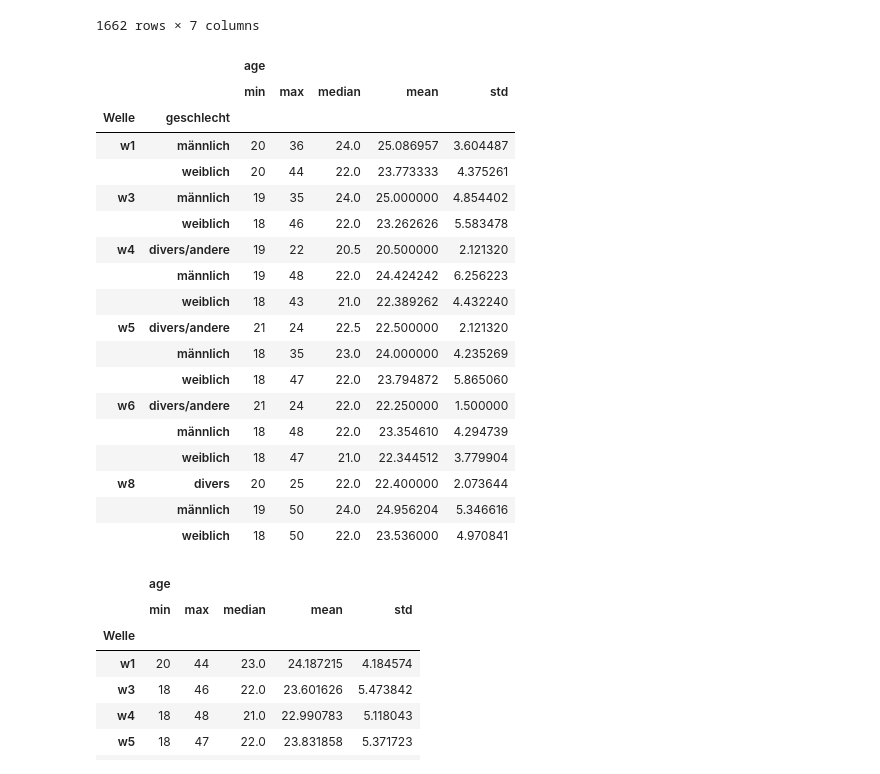
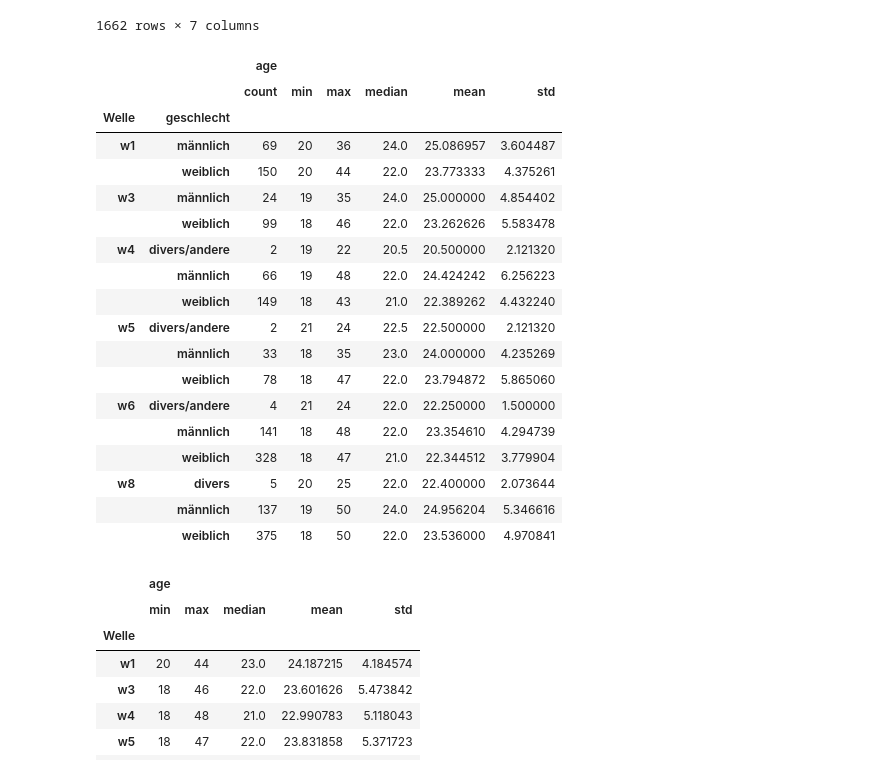
Before and after one commit to annaromankiewicz/masterarbeit, a Jupyter notebook: Analysis.ipynb, the cells around one changed output. Drawn from its saved outputs; the diff is of its cells as text; code cells hidden in the pictures.

```diff
--- a/Analysis.ipynb
+++ b/Analysis.ipynb
@@ -209,3 +225,10 @@ w8_ = w8_.astype({"age": int})
+# %%
+w1_.loc[:,['F_01', 'F_03', 'F_04', 'F_09', 'F_11']] = w1_.loc[:,['F_01', 'F_03', 'F_04', 'F_09', 'F_11']].replace({"trifft gar nicht zu": 1, "trifft voll zu": 4})
+w3_.loc[:,['F_01', 'F_03', 'F_04', 'F_09', 'F_11']] = w3_.loc[:,['F_01', 'F_03', 'F_04', 'F_09', 'F_11']].replace({"trifft gar nicht zu": 1, "trifft voll zu": 4})
+w4_.loc[:,['F_01', 'F_03', 'F_04', 'F_09', 'F_11']] = w4_.loc[:,['F_01', 'F_03', 'F_04', 'F_09', 'F_11']].replace({"trifft gar nicht zu": 1, "trifft voll zu": 4})
+w5_.loc[:,['F_01', 'F_03', 'F_04', 'F_09', 'F_11']] = w5_.loc[:,['F_01', 'F_03', 'F_04', 'F_09', 'F_11']].replace({"trifft gar nicht zu": 1, "trifft voll und ganz zu": 6})
+w6_.loc[:,['F_01', 'F_03', 'F_04', 'F_09', 'F_11']] = w6_.loc[:,['F_01', 'F_03', 'F_04', 'F_09', 'F_11']].replace({"trifft gar nicht zu": 1, "trifft voll und ganz zu": 6})
+w8_.loc[:,['F_01', 'F_03', 'F_04', 'F_09', 'F_11']] = w8_.loc[:,['F_01', 'F_03', 'F_04', 'F_09', 'F_11']].replace({"trifft gar nicht zu": 1, "trifft voll und ganz zu": 6})
 # %%
 w3_.replace({"trifft gar nicht zu": 1, "trifft voll zu": 4}, inplace=True)
 w4_.replace({"trifft gar nicht zu": 1, "trifft voll zu": 4}, inplace=True)
@@ -213,11 +236,12 @@ w5_.replace({"trifft gar nicht zu": 1, "trifft voll zu": 6}, inplace=True)
 w6_.replace({"trifft gar nicht zu": 1, "trifft voll zu": 6}, inplace=True)
 w8_.replace({"trifft gar nicht zu": 1, "trifft voll zu": 6}, inplace=True)
 # %%
-w3_ = w3_.astype({'KO01_01': 'float16', 'KO01_02': 'float16', 'KO01_03': 'float16', 'KO01_04': 'float16', 'KO01_05': 'float16'})
-w4_ = w4_.astype({'KO01_01': 'float16', 'KO01_02': 'float16', 'KO01_03': 'float16', 'KO01_04': 'float16', 'KO01_05': 'float16'})
-w5_ = w5_.astype({'KO01_01': 'float16', 'KO01_02': 'float16', 'KO01_03': 'float16', 'KO01_04': 'float16', 'KO01_05': 'float16'})
-w6_ = w6_.astype({'KO01_01': 'float16', 'KO01_02': 'float16', 'KO01_03': 'float16', 'KO01_04': 'float16', 'KO01_05': 'float16'})
-w8_ = w8_.astype({'SW01_01': 'float16', 'SW01_02': 'float16', 'SW01_03': 'float16', 'SW01_04': 'float16', 'SW01_05': 'float16'})
+w1_ = w1_.astype({'F_01' : 'float16', 'F_03' : 'float16', 'F_04': 'float16', 'F_09': 'float16', 'F_11': 'float16'})
+w3_ = w3_.astype({'KO01_01': 'float16', 'KO01_02': 'float16', 'KO01_03': 'float16', 'KO01_04': 'float16', 'KO01_05': 'float16', 'F_01' : 'float16', 'F_03' : 'float16', 'F_04': 'float16', 'F_09': 'float16', 'F_11': 'float16'})
+w4_ = w4_.astype({'KO01_01': 'float16', 'KO01_02': 'float16', 'KO01_03': 'float16', 'KO01_04': 'float16', 'KO01_05': 'float16', 'F_01' : 'float16', 'F_03' : 'float16', 'F_04': 'float16', 'F_09': 'float16', 'F_11': 'float16'})
+w5_ = w5_.astype({'KO01_01': 'float16', 'KO01_02': 'float16', 'KO01_03': 'float16', 'KO01_04': 'float16', 'KO01_05': 'float16', 'F_01' : 'float16', 'F_03' : 'float16', 'F_04': 'float16', 'F_09': 'float16', 'F_11': 'float16'})
+w6_ = w6_.astype({'KO01_01': 'float16', 'KO01_02': 'float16', 'KO01_03': 'float16', 'KO01_04': 'float16', 'KO01_05': 'float16', 'F_01' : 'float16', 'F_03' : 'float16', 'F_04': 'float16', 'F_09': 'float16', 'F_11': 'float16'})
+w8_ = w8_.astype({'SW01_01': 'float16', 'SW01_02': 'float16', 'SW01_03': 'float16', 'SW01_04': 'float16', 'SW01_05': 'float16', 'F_01' : 'float16', 'F_03' : 'float16', 'F_04': 'float16', 'F_09': 'float16', 'F_11': 'float16'})
 # %% [markdown]
 Check SWE values in each question
 # %% [markdown]
@@ -238,14 +262,31 @@ w5_['SWE'] = w5_[['KO01_01','KO01_04','KO01_05']].mean(axis=1)
 w6_['SWE'] = w6_[['KO01_01','KO01_02','KO01_03', 'KO01_04','KO01_05']].mean(axis=1)
 w8_['SWE'] = w8_[['SW01_01','SW01_02','SW01_03', 'SW01_04','SW01_05']].mean(axis=1)
 
+w1_['F_mean'] = w1_[['F_01', 'F_03', 'F_04', 'F_09', 'F_11']].mean(axis=1)
+w3_['F_mean'] = w3_[['F_01', 'F_03', 'F_04', 'F_09', 'F_11']].mean(axis=1)
+w4_['F_mean'] = w4_[['F_01', 'F_03', 'F_04', 'F_09', 'F_11']].mean(axis=1)
+w5_['F_mean'] = w5_[['F_01', 'F_03', 'F_04', 'F_09', 'F_11']].mean(axis=1)
+w6_['F_mean'] = w6_[['F_01', 'F_03', 'F_04', 'F_09', 'F_11']].mean(axis=1)
+w8_['F_mean'] = w8_[['F_01', 'F_03', 'F_04', 'F_09', 'F_11']].mean(axis=1)
 
-w1_['SWE_norm'] = w1_['SWE']/4 * 6
-w3_['SWE_norm'] = w3_['SWE']/4 * 6
-w4_['SWE_norm'] = w4_['SWE']/4 * 6
+
+
+
+w1_['SWE_norm'] = ((w1_['SWE'] - 1) * ((6-1) / (4-1))) + 1
+w3_['SWE_norm'] = ((w3_['SWE'] - 1) * ((6-1) / (4-1))) + 1
+w4_['SWE_norm'] = ((w4_['SWE'] - 1) * ((6-1) / (4-1))) + 1
 
 w5_['SWE_norm'] = w5_['SWE']
 w6_['SWE_norm'] = w6_['SWE']
 w8_['SWE_norm'] = w8_['SWE']
+
+w1_['F_norm'] = ((w1_['F_mean'] - 1) * ((6-1) / (4-1))) + 1
+w3_['F_norm'] = ((w3_['F_mean'] - 1) * ((6-1) / (4-1))) + 1
+w4_['F_norm'] = ((w4_['F_mean'] - 1) * ((6-1) / (4-1))) + 1
+
+w5_['F_norm'] = w5_['F_mean']
+w6_['F_norm'] = w6_['F_mean']
+w8_['F_norm'] = w8_['F_mean']
 # %% [markdown]
 **Define Semester**
 # %%
@@ -313,7 +354,7 @@ w3_
 #### Groups by praktikum
 # %%
 from collections import defaultdict
-selected_columns = ['Welle','Praktikum','SWE','SWE_norm','Semester','geschlecht','age']
+selected_columns = ['Welle','Praktikum','F_01','F_03','F_04','F_09','F_11','F_norm','SWE_norm','Semester','geschlecht','age']
 wellen = [
     w1_[selected_columns].values,
     w3_[selected_columns].values,
@@ -423,27 +492,27 @@ all_wellen
 | 579 | w8 | EP B | 5.199219 | 5.199219 | 1 | weiblich | 20 |
 1662 rows × 7 columns
 # %%
-all_wellen[['Welle','geschlecht','age']].groupby(by=["Welle","geschlecht"]).agg(['min', 'max','median','mean','std'])
+all_wellen[['Welle','geschlecht','age']].groupby(by=["Welle","geschlecht"]).agg(['count','min', 'max','median','mean','std'])
 # %% [output]
-|  |  | age |  |  |  |  |
-|  |  | min | max | median | mean | std |
-| Welle | geschlecht |  |  |  |  |  |
-| w1 | männlich | 20 | 36 | 24.0 | 25.086957 | 3.604487 |
-|  | weiblich | 20 | 44 | 22.0 | 23.773333 | 4.375261 |
-| w3 | männlich | 19 | 35 | 24.0 | 25.000000 | 4.854402 |
-|  | weiblich | 18 | 46 | 22.0 | 23.262626 | 5.583478 |
-| w4 | divers/andere | 19 | 22 | 20.5 | 20.500000 | 2.121320 |
-|  | männlich | 19 | 48 | 22.0 | 24.424242 | 6.256223 |
-|  | weiblich | 18 | 43 | 21.0 | 22.389262 | 4.432240 |
-| w5 | divers/andere | 21 | 24 | 22.5 | 22.500000 | 2.121320 |
-|  | männlich | 18 | 35 | 23.0 | 24.000000 | 4.235269 |
-|  | weiblich | 18 | 47 | 22.0 | 23.794872 | 5.865060 |
-| w6 | divers/andere | 21 | 24 | 22.0 | 22.250000 | 1.500000 |
-|  | männlich | 18 | 48 | 22.0 | 23.354610 | 4.294739 |
-|  | weiblich | 18 | 47 | 21.0 | 22.344512 | 3.779904 |
-| w8 | divers | 20 | 25 | 22.0 | 22.400000 | 2.073644 |
-|  | männlich | 19 | 50 | 24.0 | 24.956204 | 5.346616 |
-|  | weiblich | 18 | 50 | 22.0 | 23.536000 | 4.970841 |
+|  |  | age |  |  |  |  |  |
+|  |  | count | min | max | median | mean | std |
+| Welle | geschlecht |  |  |  |  |  |  |
+| w1 | männlich | 69 | 20 | 36 | 24.0 | 25.086957 | 3.604487 |
+|  | weiblich | 150 | 20 | 44 | 22.0 | 23.773333 | 4.375261 |
+| w3 | männlich | 24 | 19 | 35 | 24.0 | 25.000000 | 4.854402 |
+|  | weiblich | 99 | 18 | 46 | 22.0 | 23.262626 | 5.583478 |
+| w4 | divers/andere | 2 | 19 | 22 | 20.5 | 20.500000 | 2.121320 |
+|  | männlich | 66 | 19 | 48 | 22.0 | 24.424242 | 6.256223 |
+|  | weiblich | 149 | 18 | 43 | 21.0 | 22.389262 | 4.432240 |
+| w5 | divers/andere | 2 | 21 | 24 | 22.5 | 22.500000 | 2.121320 |
+|  | männlich | 33 | 18 | 35 | 23.0 | 24.000000 | 4.235269 |
+|  | weiblich | 78 | 18 | 47 | 22.0 | 23.794872 | 5.865060 |
+| w6 | divers/andere | 4 | 21 | 24 | 22.0 | 22.250000 | 1.500000 |
+|  | männlich | 141 | 18 | 48 | 22.0 | 23.354610 | 4.294739 |
+|  | weiblich | 328 | 18 | 47 | 21.0 | 22.344512 | 3.779904 |
+| w8 | divers | 5 | 20 | 25 | 22.0 | 22.400000 | 2.073644 |
+|  | männlich | 137 | 19 | 50 | 24.0 | 24.956204 | 5.346616 |
+|  | weiblich | 375 | 18 | 50 | 22.0 | 23.536000 | 4.970841 |
 # %%
 all_wellen[['Welle','age']].groupby(by=["Welle"]).agg(['min', 'max','median','mean','std'])
 # %% [output]
```
Also changed, not shown: parts of 11 cells of this notebook, 4 other files.
